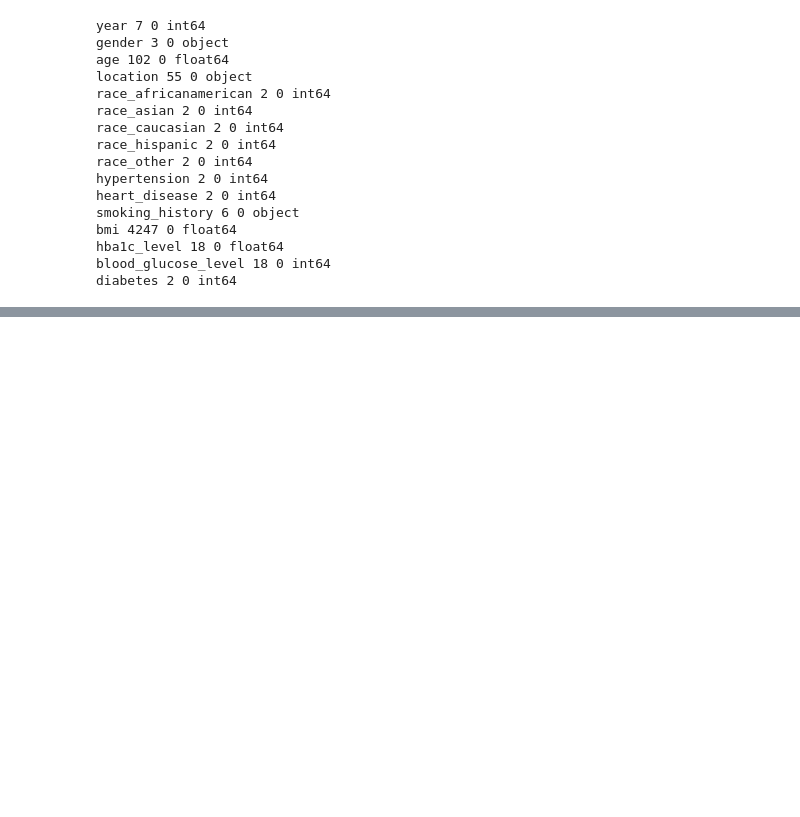
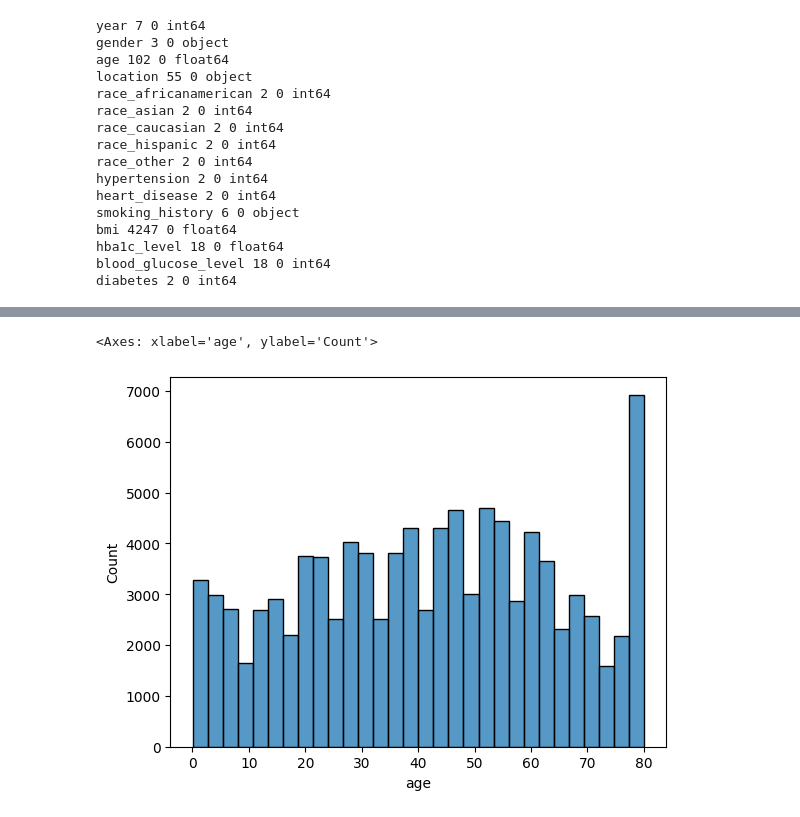
Before and after one commit to sudhagart/mlzoom-hw, a Jupyter notebook: midterm-project/project.ipynb, the cells around one changed output, grey strips where cells are left out. Saved outputs shown, nothing was run; the diff lists cells and outputs as text; code cells hidden in the pictures; blank space fills up the shorter version.

```diff
--- a/midterm-project/project.ipynb
+++ b/midterm-project/project.ipynb
@@ -106,0 +164,5 @@ diabetes 2 0 int64
+# %%
+sns.histplot(data=data['age'], bins=30)
+# %% [output]
+<Axes: xlabel='age', ylabel='Count'>
+[figure, added]
```
Also changed, not shown: parts of 53 cells of this notebook, 8 other files.
